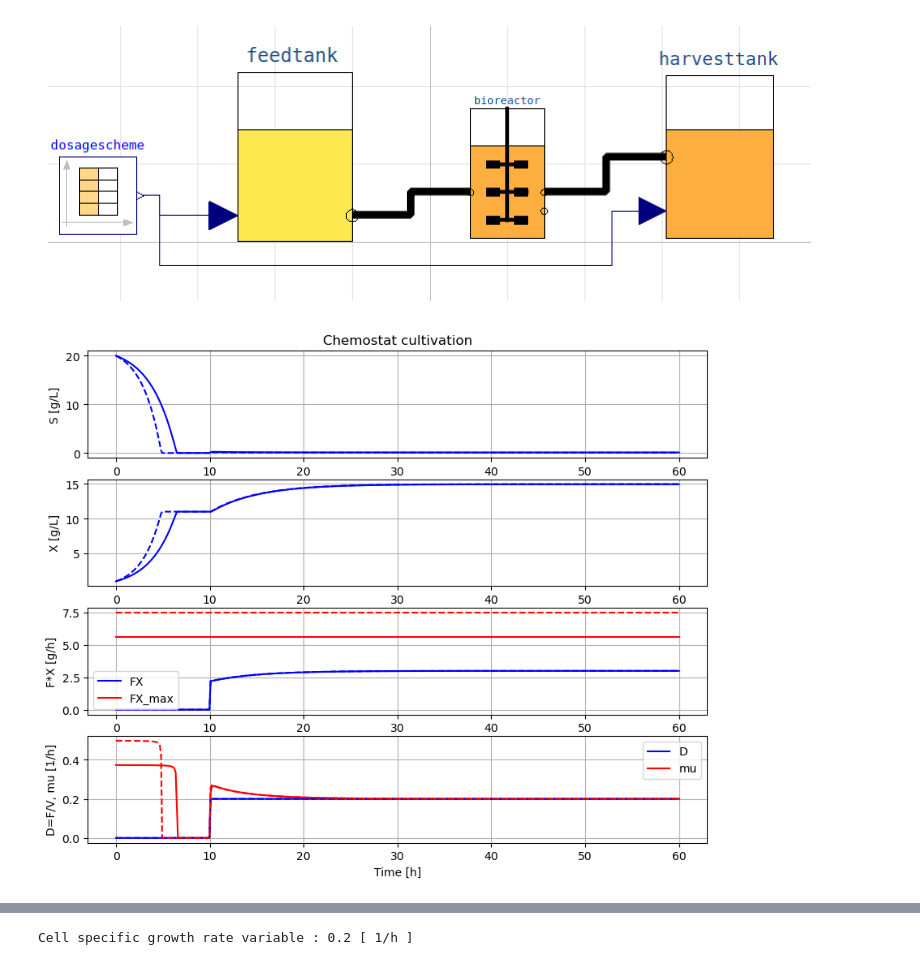
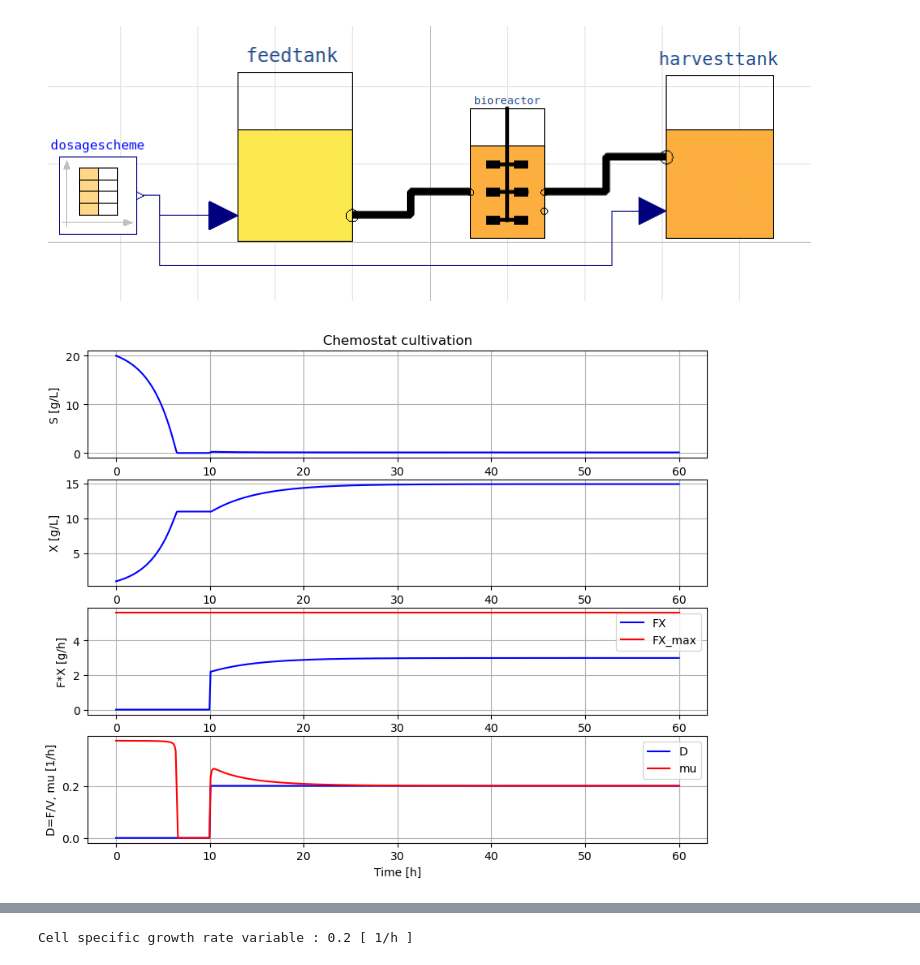
Before and after one commit to janpeter19/BPL_TEST2_Chemostat, a Jupyter notebook: BPL_TEST2_Chemostat_fmpy.ipynb, the cells around one changed output, grey strips where cells are left out. Saved outputs shown, nothing was run; the diff lists cells and outputs as text; code cells hidden in the pictures.

```diff
--- a/BPL_TEST2_Chemostat_fmpy.ipynb
+++ b/BPL_TEST2_Chemostat_fmpy.ipynb
@@ -29,15 +29,12 @@ No processDiagram.png file in the FMU, but try the file on disk.
 [figure]
 # %%
 newplot()
-par(Y=0.50, qSmax=0.75,  Ks=0.1)         # Culture parameters
-init(V_0=1.0, VX_0=1.0, VS_0=20)         # Bioreactor startup
-par(S_in=30, t0=0, F0=0, t1=10, F1=0.2)  # Substrate feeding
+par(Y=0.50, qSmax=0.75,  Ks=0.1)               # Culture parameters
+init(V_start=1.0, VX_start=1.0, VS_start=20)   # Bioreactor startup
+par(S_in=30, t0=0, F0=0, t1=10, F1=0.2)        # Substrate feeding
 simu(60)
-
-par(qSmax=1.0)
-simu()
 # %% [output]
-[figure, old version]
+[figure, new version]
 # %%
 # Check simu('cont')
 newplot()
```
Also changed, not shown: parts of 3 cells of this notebook, 2 other files.
